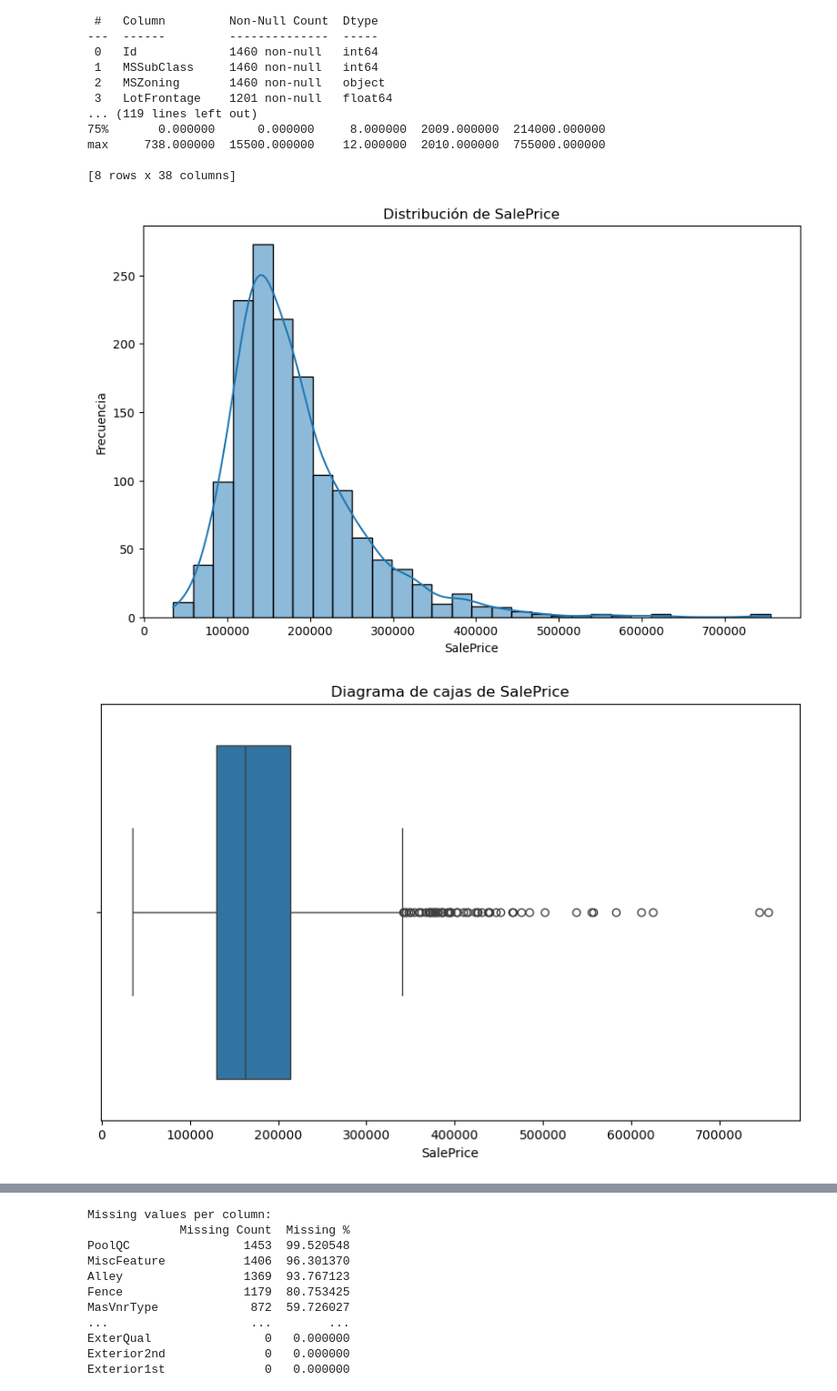
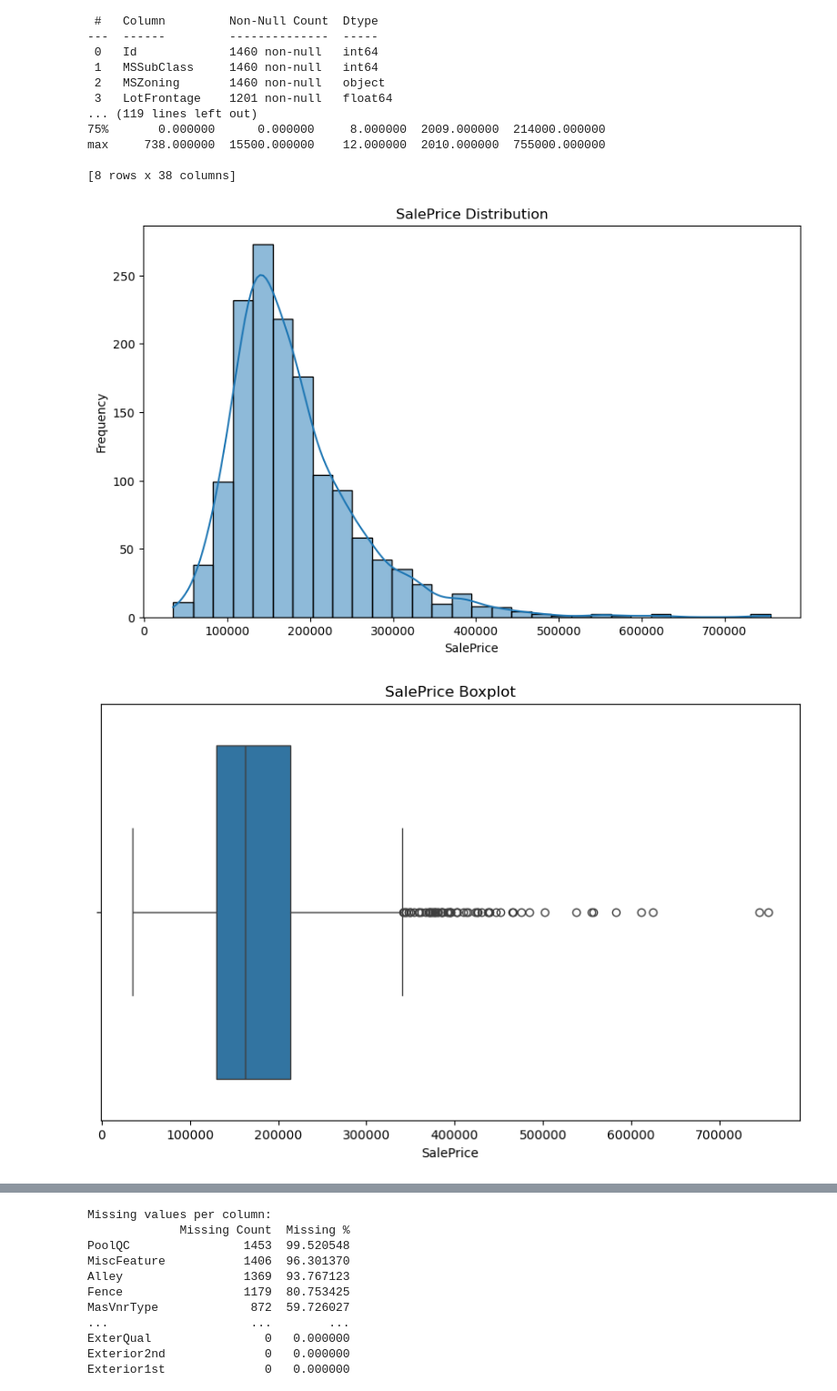
Before and after one commit to ajayatil/HousePricePredictionML, a Jupyter notebook: scripts/data_proposal.ipynb, the cells around one changed output, grey strips where cells are left out. Shown at 91% size. Drawn from its saved outputs; the diff is of its cells as text; code cells hidden in the pictures.

```diff
--- a/scripts/data_proposal.ipynb
+++ b/scripts/data_proposal.ipynb
@@ -34,35 +33,35 @@ max     738.000000  15500.000000    12.000000  2010.000000  755000.000000
 
 [8 rows x 38 columns]
 # %%
-# Histograma de la variable 'SalePrice'
+# Histogram 'SalePrice'
 plt.figure(figsize=(10, 6))
 sns.histplot(df_train['SalePrice'], kde=True, bins=30)
-plt.title('Distribución de SalePrice')
+plt.title('SalePrice Distribution')
 plt.xlabel('SalePrice')
-plt.ylabel('Frecuencia')
+plt.ylabel('Frequency')
 plt.show()
 
-# Diagrama de cajas (boxplot) de la variable 'SalePrice'
+# boxplot 'SalePrice'
 plt.figure(figsize=(10, 6))
 sns.boxplot(x=df_train['SalePrice'])
-plt.title('Diagrama de cajas de SalePrice')
+plt.title('SalePrice Boxplot')
 plt.xlabel('SalePrice')
 plt.show()
 
-# Opcional: Mostrar distribución de otra variable numérica, por ejemplo 'GrLivArea'
+# 'GrLivArea'
 plt.figure(figsize=(10, 6))
 sns.histplot(df_train['GrLivArea'], kde=True, bins=30)
-plt.title('Distribución de GrLivArea')
+plt.title('GrLivArea Distribution')
 plt.xlabel('GrLivArea')
-plt.ylabel('Frecuencia')
+plt.ylabel('Frequency')
 plt.show()
 
-# Opcional: Diagrama de cajas para 'GrLivArea'
+# boxplot 'GrLivArea'
 plt.figure(figsize=(10, 6))
 sns.boxplot(x=df_train['GrLivArea'])
-plt.title('Diagrama de cajas de GrLivArea')
+plt.title('GrLivArea Boxplot')
 plt.xlabel('GrLivArea')
 plt.show()
 # %% [output]
-[figure, old version]
+[figure, new version]
-[figure, old version]
+[figure, new version]
```
Also changed, not shown: parts of 2 cells of this notebook, 2 other files.
